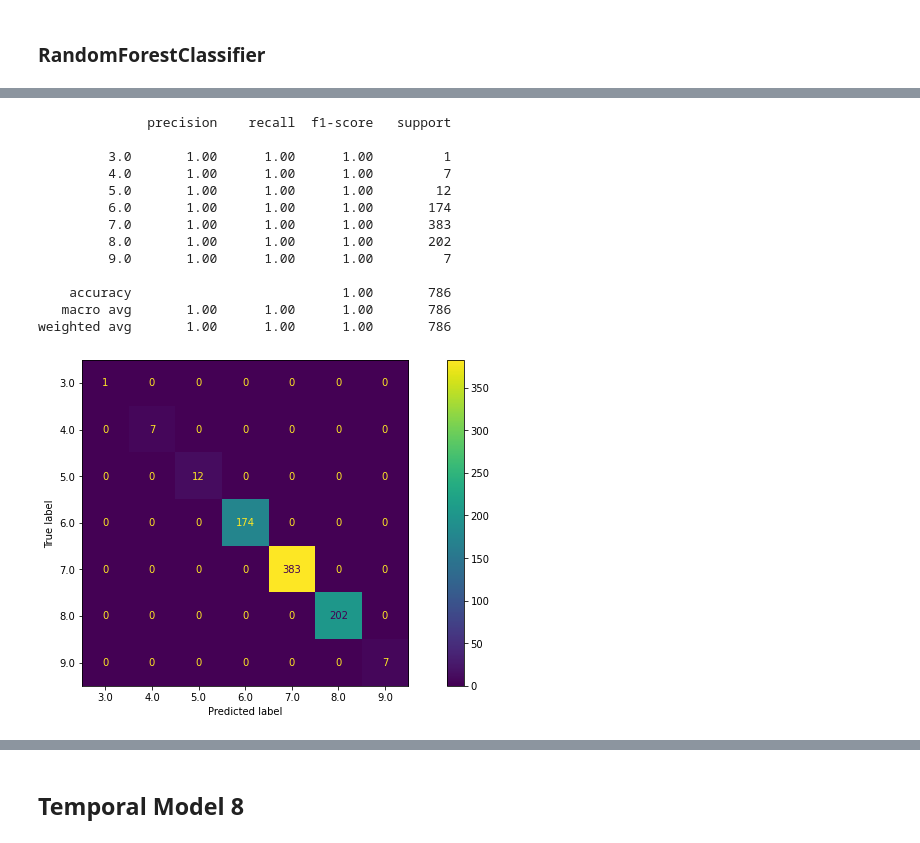
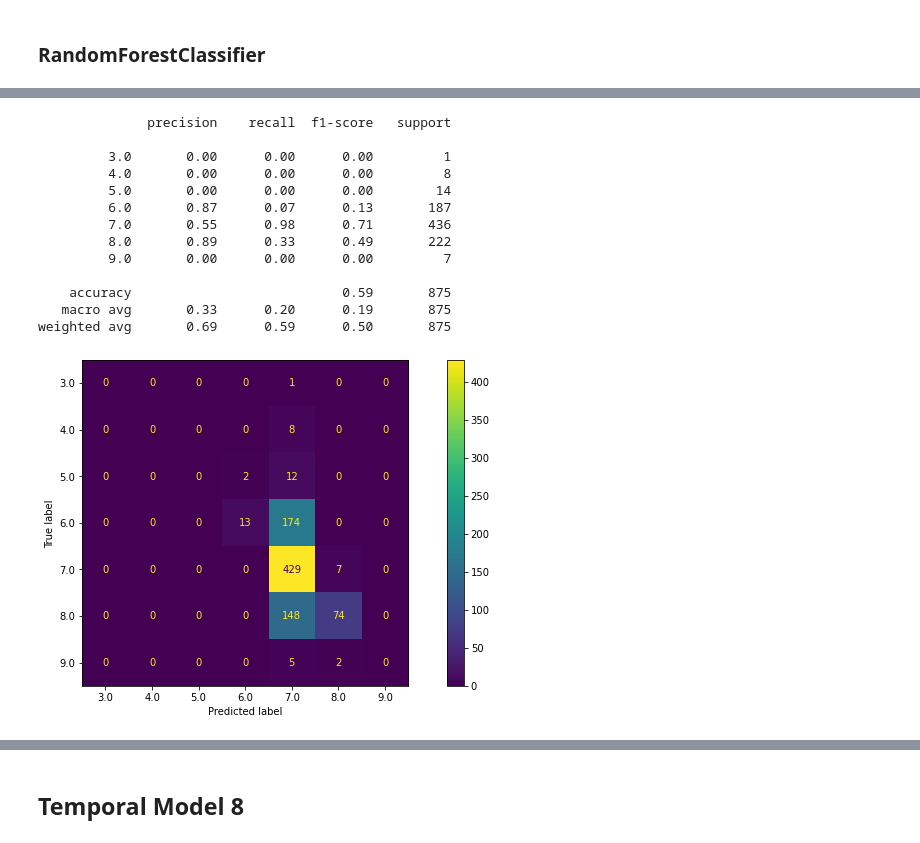
Before and after one commit to OlegBEZb/Data_Mining_assignment_1, a Jupyter notebook: Assignment_1.ipynb, the cells around one changed output, grey strips where cells are left out. Cells and saved outputs as stored; diff of their text form; code cells hidden in the pictures.

```diff
--- a/Assignment_1.ipynb
+++ b/Assignment_1.ipynb
@@ -432,9 +683,14 @@ def eval_clf(y_test, test_pred):
 
     print(clf_report)
 
+    test_labels = set(np.unique(y_test))
+    pred_labels = set(np.unique(test_pred))
+    labels = test_labels.union(pred_labels)
+
+
     conf_matrix = confusion_matrix(y_test,
                                    test_pred)
-    disp = ConfusionMatrixDisplay(conf_matrix, display_labels=np.unique(y_test))
+    disp = ConfusionMatrixDisplay(conf_matrix, display_labels=labels)
     fig, ax = plt.subplots(figsize=(14, 6))
     ax.grid(False)
     disp.plot(ax=ax)
@@ -463,2 +781,6 @@ eval_clf(y_test.round(0), test_pred)
 # %% [markdown]
 ## Feature Engineered model (8 points)
+# %%
+X_train_fb = X_train.drop(['time'], axis=1)
+
+X_test_fb = X_test.drop(['time'], axis=1)
@@ -464,0 +798,5 @@ eval_clf(y_test.round(0), test_pred)
+# %%
+# MinMax scale features
+mm_scaler = MinMaxScaler()
+X_train_fb_scaled = mm_scaler.fit_transform(X_train_fb)
+X_test_fb_scaled = mm_scaler.transform(X_test_fb)
@@ -464,0 +812,18 @@ eval_clf(y_test.round(0), test_pred)
+# %%
+# Grid search hyperparams
+from sklearn.model_selection import GridSearchCV
+from sklearn.linear_model import LogisticRegression
+model = linear_model.SGDRegressor()
+
+param_grid = {
+    'alpha': [0.0001, 0.0005, 0.001, 0.005, 0.01, 0.05],
+    'loss': ['squared_loss', 'huber', 'epsilon_insensitive'],
+    'penalty': ['l2', 'l1', 'elasticnet'],
+    'learning_rate': ['constant', 'optimal', 'invscaling'],
+}
+
+clf = GridSearchCV(model, param_grid, refit=True)
+clf.fit(X_train_fb_scaled, y_train)
+print("Best score: " + str(clf.best_score_))
+print("Best params: " + str(clf.best_params_))
+model = clf.best_estimator_
@@ -530,22 +1017,22 @@ features = ['mood',
 # %%
-clf = RandomForestClassifier(max_depth=15)
-clf = clf.fit(X_train[features], y_train.round(0))
+clf = RandomForestClassifier(max_depth=4)
+clf = clf.fit(X_train_fb, y_train.round(0))
 
-train_pred = clf.predict(X_train[features])
+train_pred = clf.predict(X_train_fb)
 eval_clf(y_train.round(0), train_pred.round(0))
 # %% [output]
               precision    recall  f1-score   support
 
-         3.0       1.00      1.00      1.00         1
-         4.0       1.00      1.00      1.00         7
-         5.0       1.00      1.00      1.00        12
-         6.0       1.00      1.00      1.00       174
-         7.0       1.00      1.00      1.00       383
-         8.0       1.00      1.00      1.00       202
-         9.0       1.00      1.00      1.00         7
+         3.0       0.00      0.00      0.00         1
+         4.0       0.00      0.00      0.00         8
+         5.0       0.00      0.00      0.00        14
+         6.0       0.87      0.07      0.13       187
+         7.0       0.55      0.98      0.71       436
+         8.0       0.89      0.33      0.49       222
+         9.0       0.00      0.00      0.00         7
 
-    accuracy                           1.00       786
-   macro avg       1.00      1.00      1.00       786
-weighted avg       1.00      1.00      1.00       786
+    accuracy                           0.59       875
+   macro avg       0.33      0.20      0.19       875
+weighted avg       0.69      0.59      0.50       875
-[figure, old version]
+[figure, new version]
 # %%
```
Also changed, not shown: parts of 126 cells of this notebook, 1 other file.
